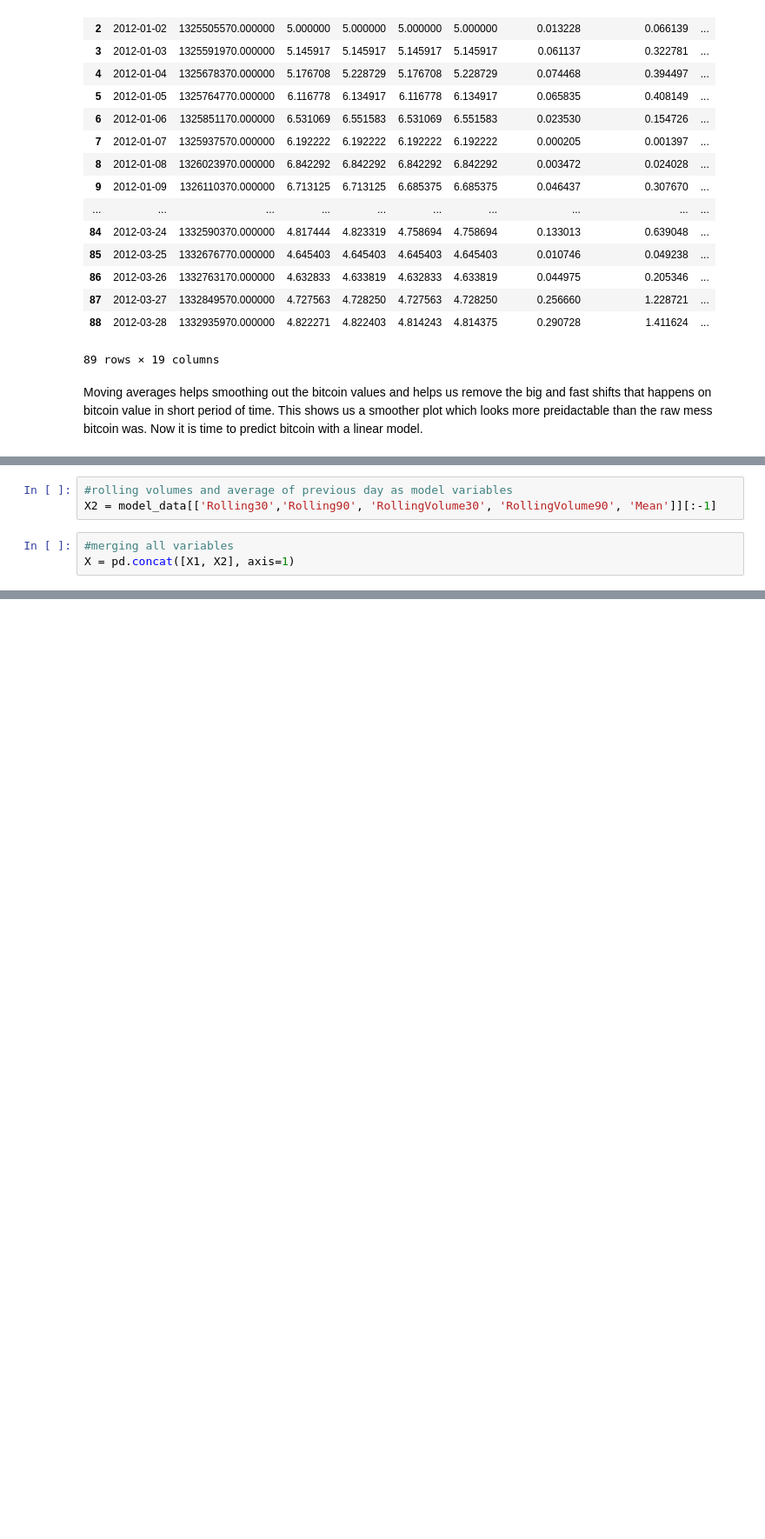
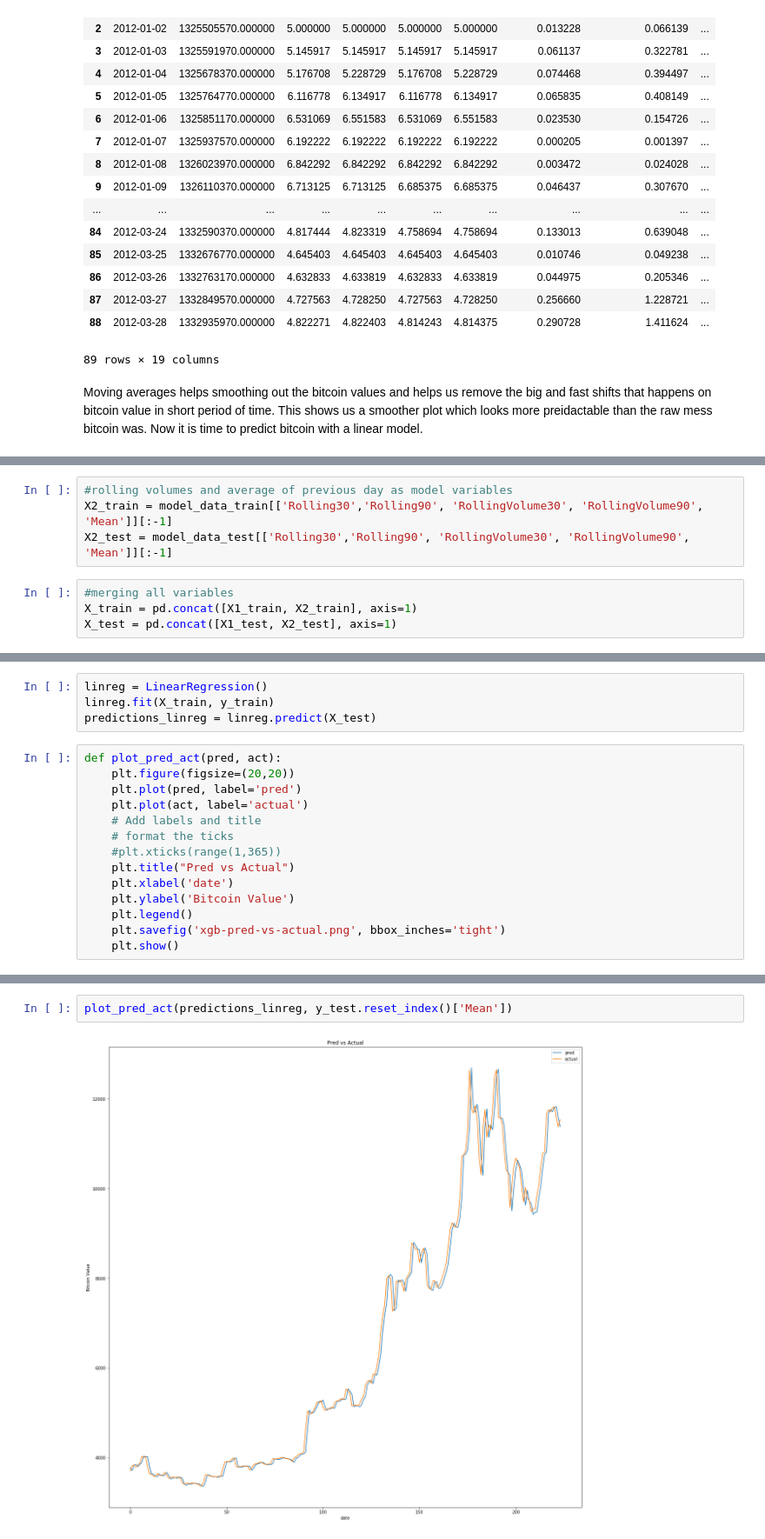
Before and after one commit to Danielulug/bitcoin-data-mining, a Jupyter notebook: main.ipynb, the cells around one changed output, grey strips where cells are left out. Shown at 87% size. Saved outputs shown, nothing was run; the diff lists cells and outputs as text; blank space fills up the shorter version.

Commit message:
finalized the code with 4 different models

```diff
--- a/main.ipynb
+++ b/main.ipynb
@@ -175,6 +170,8 @@ X1 = model_data[['date','month', 'day', 'weekday']][:-1]
 # %%
 #rolling volumes and average of previous day as model variables
-X2 = model_data[['Rolling30','Rolling90', 'RollingVolume30', 'RollingVolume90', 'Mean']][:-1]
+X2_train = model_data_train[['Rolling30','Rolling90', 'RollingVolume30', 'RollingVolume90', 'Mean']][:-1]
+X2_test = model_data_test[['Rolling30','Rolling90', 'RollingVolume30', 'RollingVolume90', 'Mean']][:-1]
 # %%
 #merging all variables
-X = pd.concat([X1, X2], axis=1)
+X_train = pd.concat([X1_train, X2_train], axis=1)
+X_test = pd.concat([X1_test, X2_test], axis=1)
@@ -203,0 +194,18 @@ x_train
+# %%
+linreg = LinearRegression()
+linreg.fit(X_train, y_train)
+predictions_linreg = linreg.predict(X_test)
+# %%
+def plot_pred_act(pred, act):
+    plt.figure(figsize=(20,20))
+    plt.plot(pred, label='pred')
+    plt.plot(act, label='actual')
+    # Add labels and title
+    # format the ticks
+    #plt.xticks(range(1,365))
+    plt.title("Pred vs Actual")
+    plt.xlabel('date')
+    plt.ylabel('Bitcoin Value')
+    plt.legend()
+    plt.savefig('xgb-pred-vs-actual.png', bbox_inches='tight')
+    plt.show()
@@ -203,0 +216,4 @@ x_train
+# %%
+plot_pred_act(predictions_linreg, y_test.reset_index()['Mean'])
+# %% [output]
+[figure, added]
```
Also changed, not shown: parts of 34 cells of this notebook, 1 other file.
